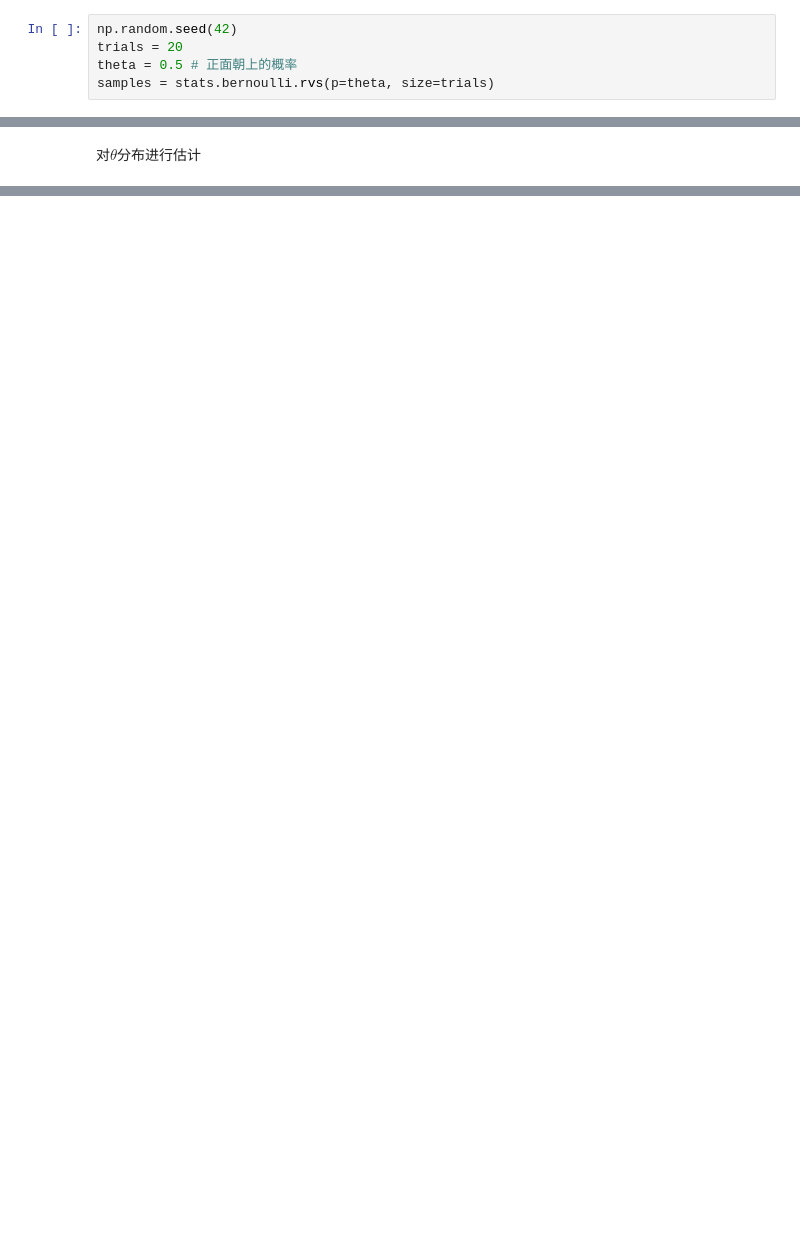
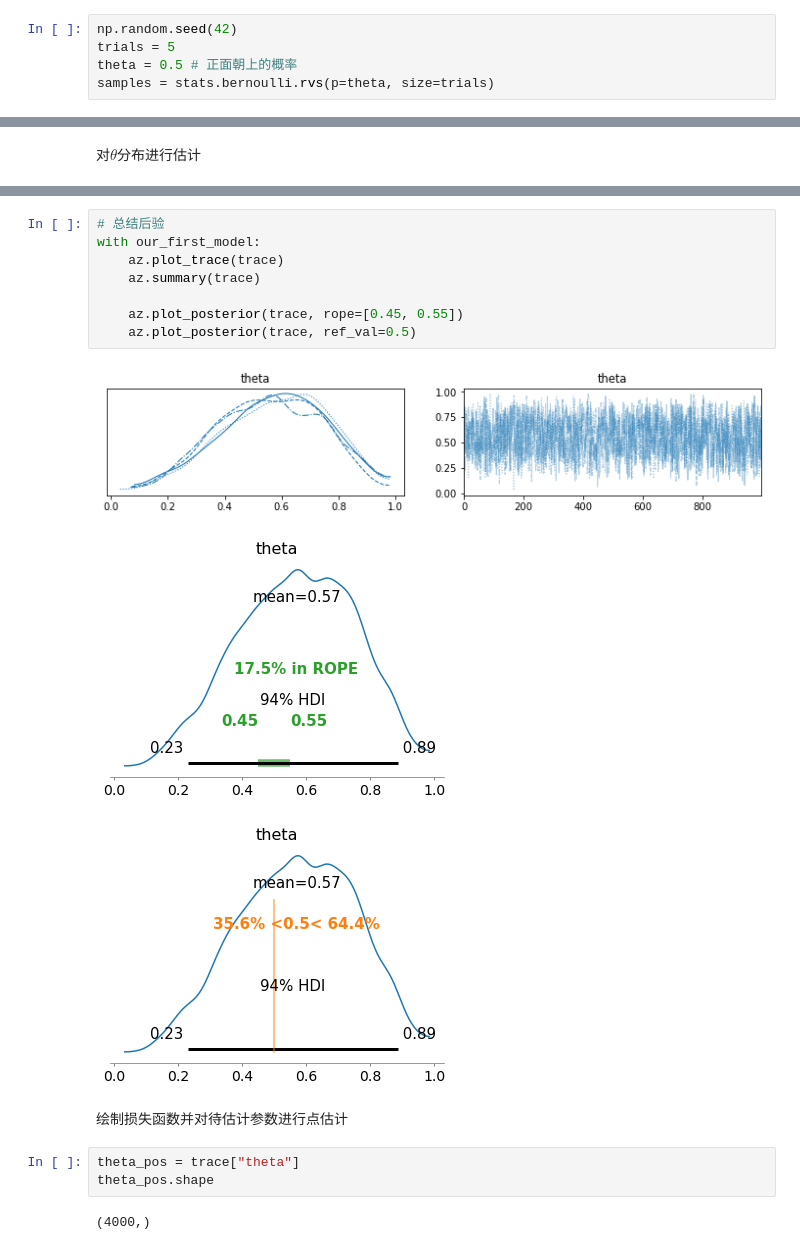
Before and after one commit to Ulti-Dreisteine/Tutorial-Bayesian-Statistics-PyMC3, a Jupyter notebook: 2.2_抛硬币问题.ipynb, the cells around one changed output, grey strips where cells are left out. Cells and saved outputs as stored; diff of their text form; blank space fills up the shorter version.

```diff
--- a/2.2_抛硬币问题.ipynb
+++ b/2.2_抛硬币问题.ipynb
@@ -7,6 +12,6 @@ import arviz as az
 模拟获得采样数据
 # %%
 np.random.seed(42)
-trials = 20
+trials = 5
 theta = 0.5 # 正面朝上的概率
 samples = stats.bernoulli.rvs(p=theta, size=trials)
@@ -45,0 +43,19 @@ Sampling 3 chains for 1_000 tune and 1_000 draw iterations (3_000 + 3_000 draws
+# %%
+# 总结后验
+with our_first_model:
+    az.plot_trace(trace)
+    az.summary(trace)
+
+    az.plot_posterior(trace, rope=[0.45, 0.55])
+    az.plot_posterior(trace, ref_val=0.5)
+# %% [output]
+[figure, added]
+[figure, added]
+[figure, added]
+# %% [markdown]
+绘制损失函数并对待估计参数进行点估计
+# %%
+theta_pos = trace["theta"]
+theta_pos.shape
+# %% [output]
+(4000,)
```
Also changed, not shown: parts of 7 cells of this notebook, 5 other files.
